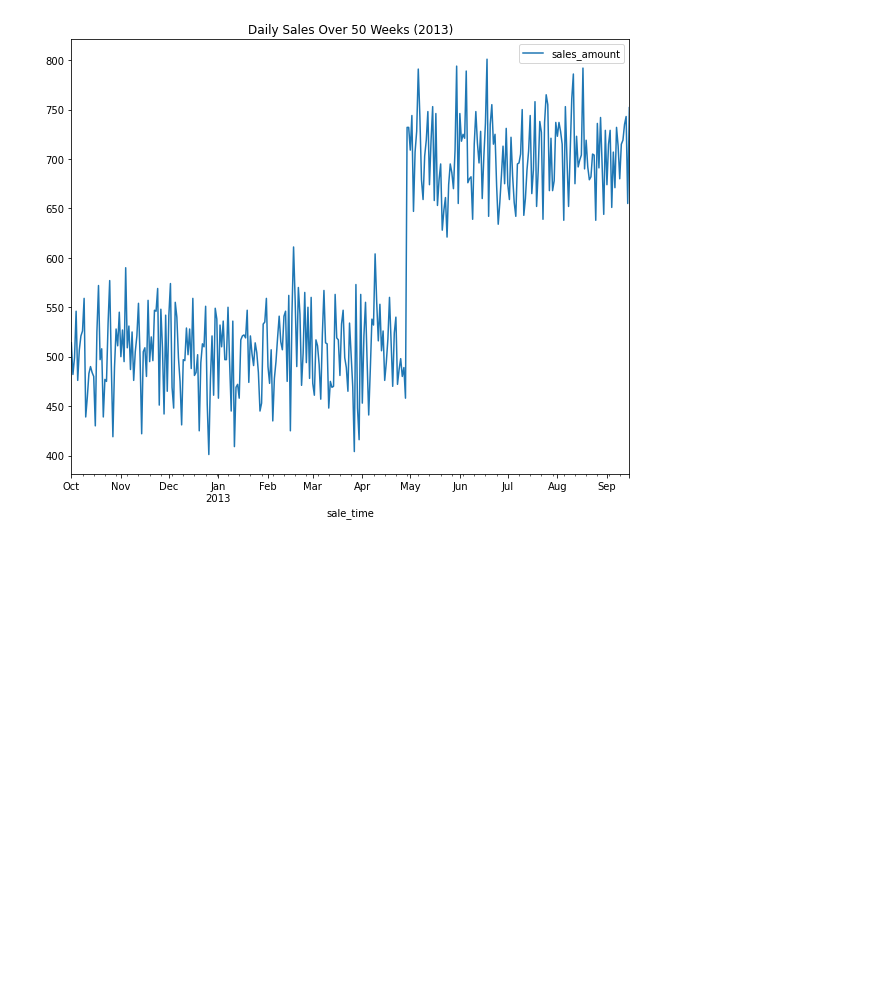
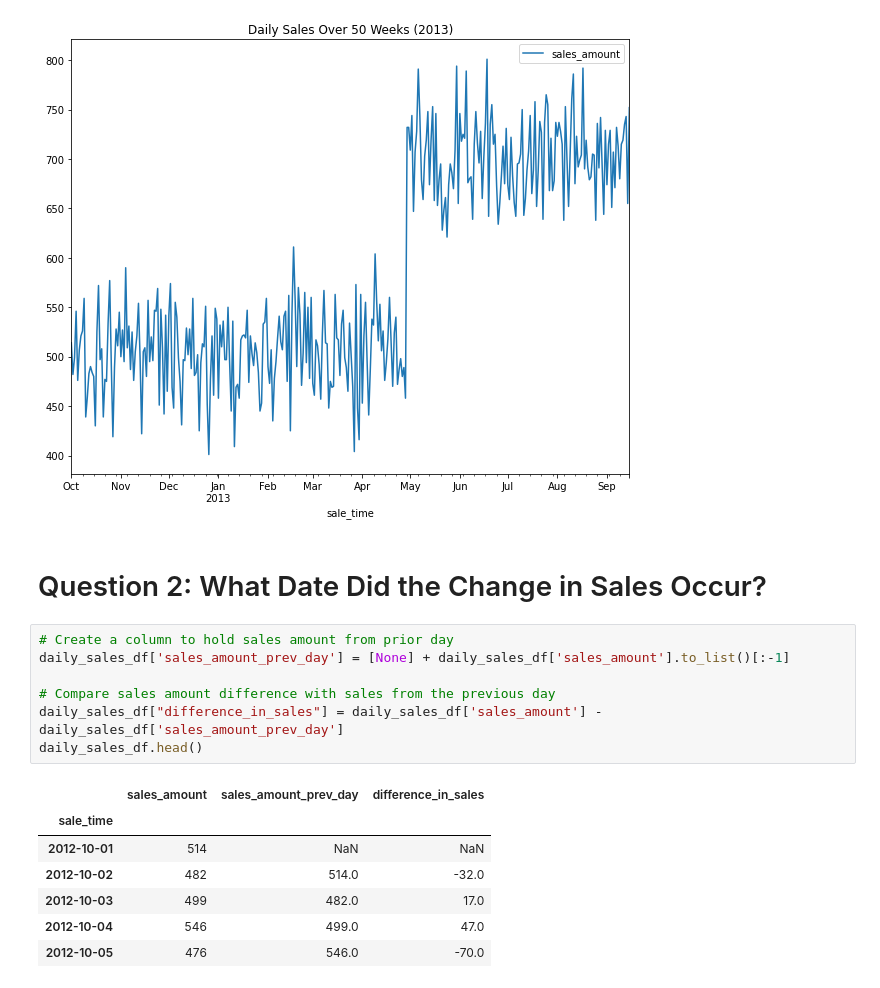
Before and after one commit to AvatarJoshi/project_23-me, a Jupyter notebook: data_project_23&me.ipynb, the cells around one changed output. Saved outputs shown, nothing was run; the diff lists cells and outputs as text; blank space fills up the shorter version.

Commit message:
Determined the date when the large sales change occurred

```diff
--- a/data_project_23&me.ipynb
+++ b/data_project_23&me.ipynb
@@ -127,3 +129,20 @@ daily_sales_df.plot(figsize=figure_size, title="Daily Sales Over 50 Weeks (2013)
 plt.show()
 # %% [output]
 [figure]
+# %% [markdown]
+# Question 2: What Date Did the Change in Sales Occur?
+# %%
+# Create a column to hold sales amount from prior day
+daily_sales_df['sales_amount_prev_day'] = [None] + daily_sales_df['sales_amount'].to_list()[:-1]
+
+# Compare sales amount difference with sales from the previous day
+daily_sales_df["difference_in_sales"] = daily_sales_df['sales_amount'] - daily_sales_df['sales_amount_prev_day']
+daily_sales_df.head()
+# %% [output]
+|  | sales_amount | sales_amount_prev_day | difference_in_sales |
+| sale_time |  |  |  |
+| 2012-10-01 | 514 | NaN | NaN |
+| 2012-10-02 | 482 | 514.0 | -32.0 |
+| 2012-10-03 | 499 | 482.0 | 17.0 |
+| 2012-10-04 | 546 | 499.0 | 47.0 |
+| 2012-10-05 | 476 | 546.0 | -70.0 |
```
Also changed, not shown: parts of 6 cells of this notebook.
